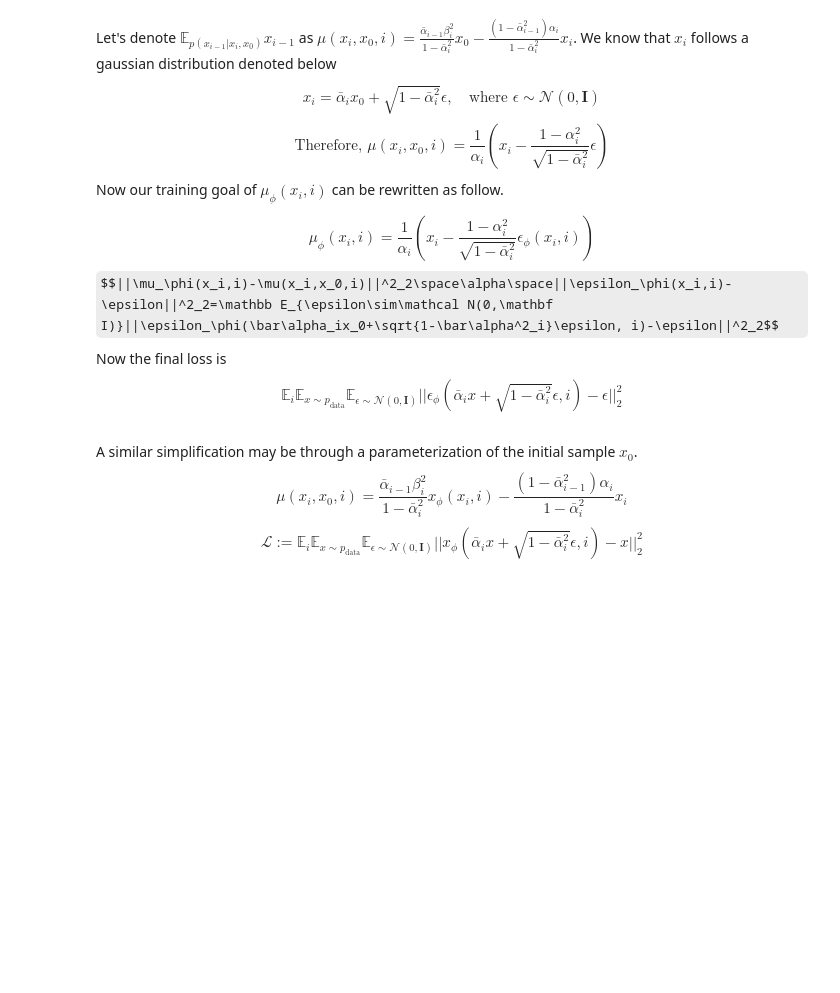
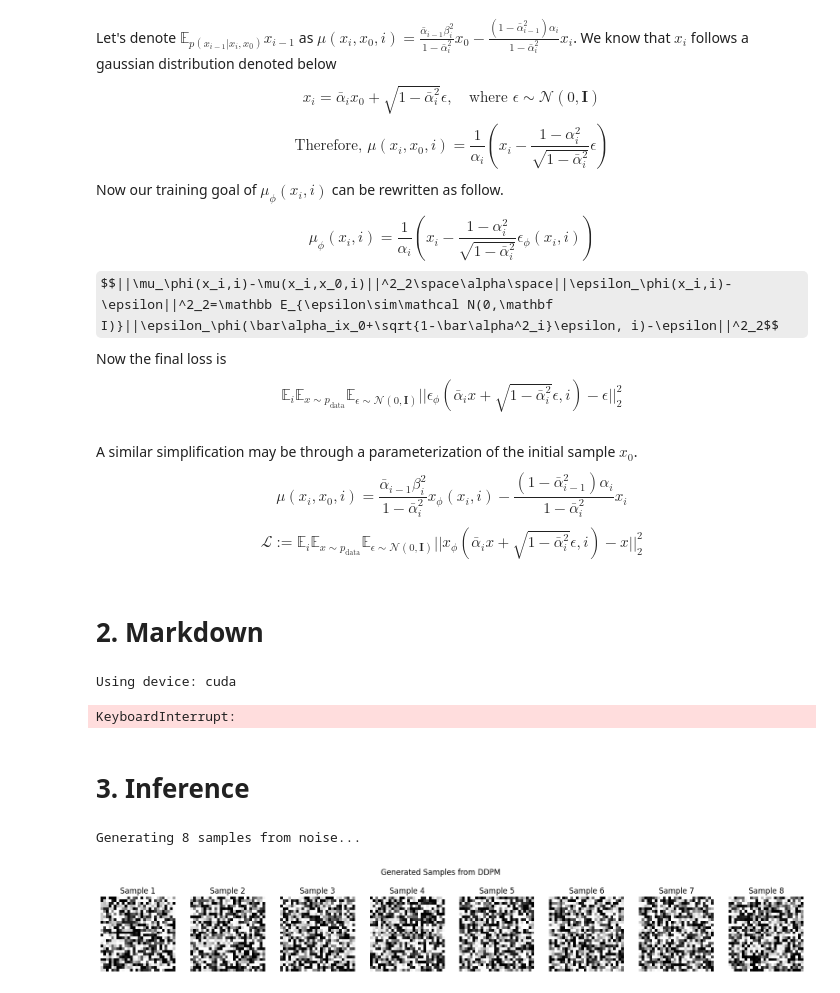
Before and after one commit to SungminLee511/The-Principles-of-Diffusion-Models, a Jupyter notebook: 2.Variational_Perspective/DDPM.ipynb, the cells around one changed output. Cells and saved outputs as stored; diff of their text form; code cells hidden in the pictures; some formulas as TeX source; blank space fills up the shorter version.

```diff
--- a/2.Variational_Perspective/DDPM.ipynb
+++ b/2.Variational_Perspective/DDPM.ipynb
@@ -95,0 +300,63 @@ $$\mathcal L:=\mathbb E_i\mathbb E_{x\sim p_{\text{data}}}\mathbb E_{\epsilon\si
+# %% [markdown]
+# 2. Markdown
+# %%
+device = 'cuda' if torch.cuda.is_available() else 'cpu'
+print(f'Using device: {device}')
+
+noise_schedule = NoiseSchedule(beta_start=0.0001, beta_end=0.02, n_timesteps=1000, device=device)
+model = UNet(in_channels=1, out_channels=1).to(device)
+ddpm = DDPM(model, noise_schedule, device=device)
+criterion = SimpleDiffusionLoss()
+optimizer = optim.Adam(model.parameters(), lr=2e-4)
+# %% [output]
+Using device: cuda
+# %%
+# Training loop
+train_epochs = 100
+for epoch in range(train_epochs):
+    model.train()
+    train_loss = 0
+
+    for batch_idx, (data, _) in enumerate(train_loader):
+        data = data.to(device)
+
+        # Normalize to [-1, 1]
+        data = (data * 2) - 1
+
+        optimizer.zero_grad()
+        loss = criterion.compute(model, data, noise_schedule)
+        loss.backward()
+        optimizer.step()
+
+        train_loss += loss.item()
+
+    avg_loss = train_loss / len(train_loader)
+
+    if (epoch + 1) % 10 == 0:
+        print(f'Epoch {epoch+1}, Average Loss: {avg_loss:.6f}')
+# %% [output]
+KeyboardInterrupt:
+# %% [markdown]
+# 3. Inference
+# %%
+# Generate samples
+n_samples = 8
+print(f"Generating {n_samples} samples from noise...")
+
+samples = ddpm.sample(batch_size=n_samples, img_shape=(1, 28, 28))
+
+# Denormalize from [-1, 1] to [0, 1]
+samples = (samples + 1) / 2
+samples = samples.clamp(0, 1)
+
+# Visualize
+fig, axes = plt.subplots(1, n_samples, figsize=(20, 3))
+for i in range(n_samples):
+    axes[i].imshow(samples[i, 0].cpu(), cmap='gray')
+    axes[i].axis('off')
+    axes[i].set_title(f'Sample {i+1}')
+plt.suptitle('Generated Samples from DDPM')
+plt.show()
+# %% [output]
+Generating 8 samples from noise...
+[figure, added]
```
Also changed, not shown: parts of 7 cells of this notebook.
